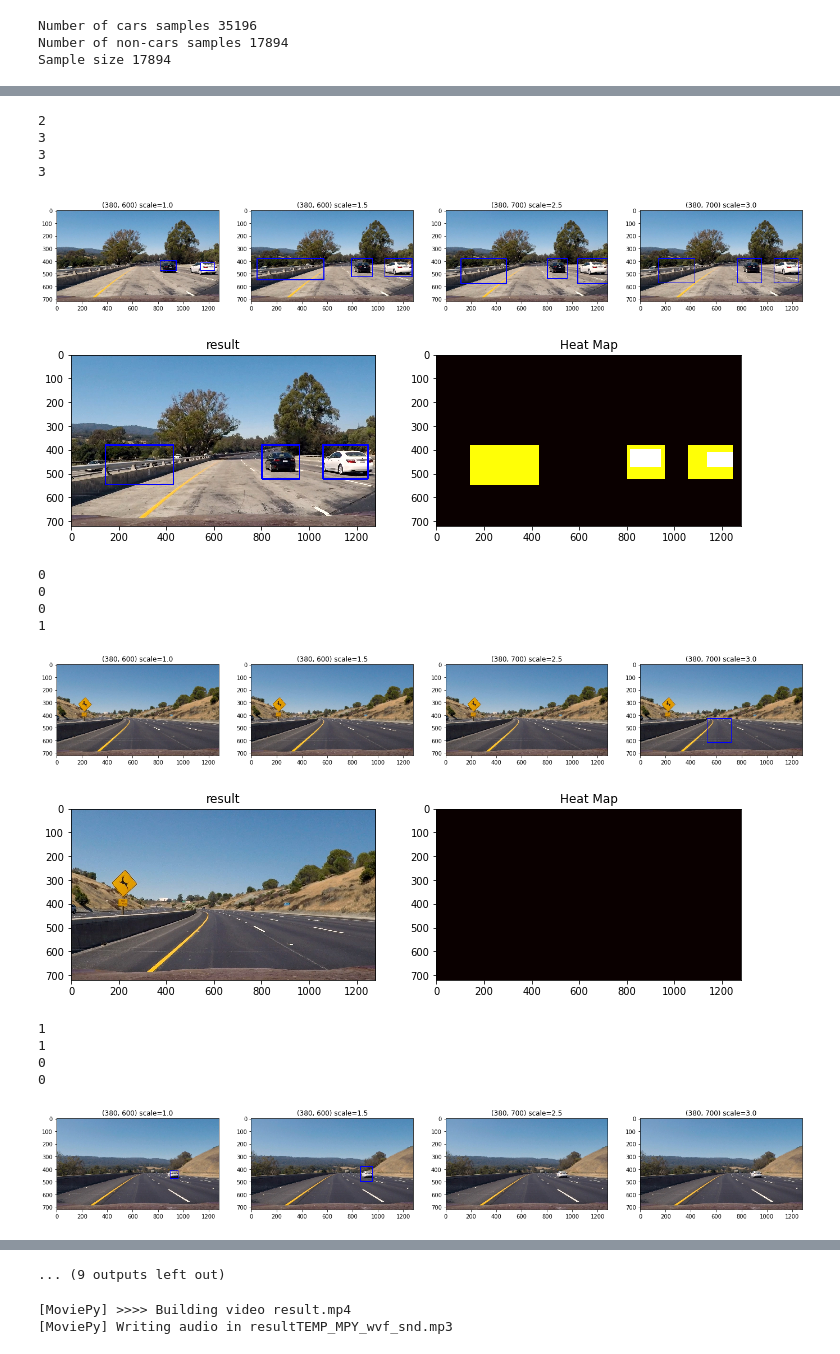
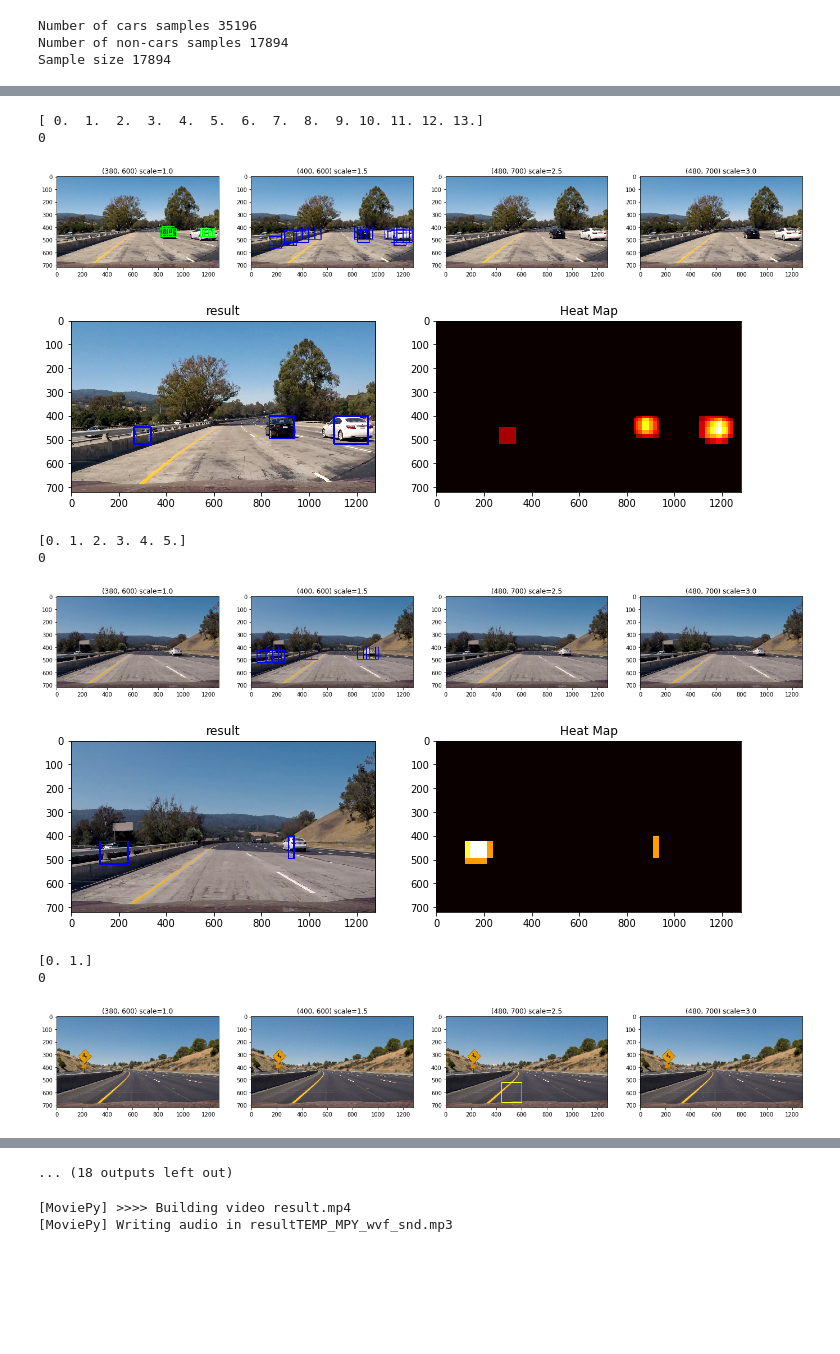
Before and after one commit to pavelsimo/CarND-Vehicle-Detection, a Jupyter notebook: Vehicle_Detection.ipynb, the cells around one changed output, grey strips where cells are left out. Saved outputs shown, nothing was run; the diff lists cells and outputs as text; code cells hidden in the pictures; blank space fills up the shorter version.

```diff
--- a/Vehicle_Detection.ipynb
+++ b/Vehicle_Detection.ipynb
@@ -538,8 +538,10 @@ for filename in filenames:
     image = mpimg.imread(filename)
     fig = plt.figure(figsize=(30, 8))
     k = 151
+
     colors = [(255,0,0), (0,255,0), (0,0,255), (255,255,0), (255, 0, 255)]
-    windows = [(380, 600, 1), (380, 600, 1.5), (380, 700, 2.5), (380, 700, 3.0)]
+    #windows = [(400, 600, 1), (480, 600, 1.5), (580, 700, 2.5), (380, 700, 3.0)]
+    windows = [(380, 600, 1), (400, 600, 1.5), (480, 700, 2.5), (480, 700, 3.0)]
     threshold = 0
     heat = np.zeros_like(image[:,:,0]).astype(np.float)
     for ystart, ystop, scale in windows:
@@ -547,58 +549,55 @@ for filename in filenames:
         plt.subplot(k)
         boxes, img_out = find_vehicles(image, y_start_stop=(ystart, ystop), scale=scale, visualize=True,
                                        visualize_grid=False, bbox_color=colors[k % len(colors)])
-        cur_heat = np.zeros_like(image[:,:,0]).astype(np.float)
-        cur_heat = add_heat(cur_heat, boxes)
-        cur_heatmap = np.clip(cur_heat, 0, 255)
-        cur_labels = label(cur_heatmap)
-        draw_img, label_boxes = draw_labeled_bboxes(np.copy(image), cur_labels)
+
+#         cur_heat = np.zeros_like(image[:,:,0]).astype(np.float)
+#         cur_heat = add_heat(cur_heat, boxes)
+#         cur_heatmap = np.clip(cur_heat, 0, 255)
+#         cur_labels = label(cur_heatmap)
+#         draw_img, label_boxes = draw_labeled_bboxes(np.copy(image), cur_labels)
 
 
         if len(label_boxes) > 0:
             threshold += 1
-        print(len(label_boxes))
 
-        heat = add_heat(heat, label_boxes)
+        #heat = add_heat(heat, label_boxes)
+        heat = add_heat(heat, boxes)
         #plt.imshow(img_out)
-        plt.imshow(draw_img)
+        plt.imshow(img_out)
         plt.title('(%d, %d) scale=%.1f' % (ystart, ystop, scale))
         k += 1
 
-    heat = apply_threshold(heat, max(1, threshold // 2))
+    print(np.unique(heat))
+    print(threshold)
+    heat = apply_threshold(heat, threshold + 2)
     #values = np.unique(heat[np.nonzero(heat)])
     #print(values)
     #threshold = 2
     #heat = apply_threshold(heat, threshold)
 
     heatmap = np.clip(heat, 0, 255)
     plt.show()
     # Find final boxes from heatmap using label function
 
     labels = label(heatmap)
     fig = plt.figure(figsize=(12, 5))
     plt.subplot(121)
     draw_img, _ = draw_labeled_bboxes(np.copy(image), labels)
     plt.imshow(draw_img)
     plt.title('result')
     plt.subplot(122)
     plt.imshow(heatmap, cmap='hot')
     plt.title('Heat Map')
     plt.show()
 # %% [output]
-2
-3
-3
-3
+[ 0.  1.  2.  3.  4.  5.  6.  7.  8.  9. 10. 11. 12. 13.]
+0
-[figure, old version]
+[figure, new version]
-[figure, old version]
+[figure, new version]
+[0. 1. 2. 3. 4. 5.]
 0
-0
-0
-1
-[figure, old version]
+[figure, new version]
-[figure, old version]
+[figure, new version]
-1
-1
+[0. 1.]
 0
-0
-[figure, old version]
+[figure, new version]
@@ -612,4 +609,4 @@ for filename in filenames:
-... (9 outputs left out)
+... (18 outputs left out)
 # %%
 class VehicleDetection(object):
 
```
Also changed, not shown: parts of 4 cells of this notebook.
